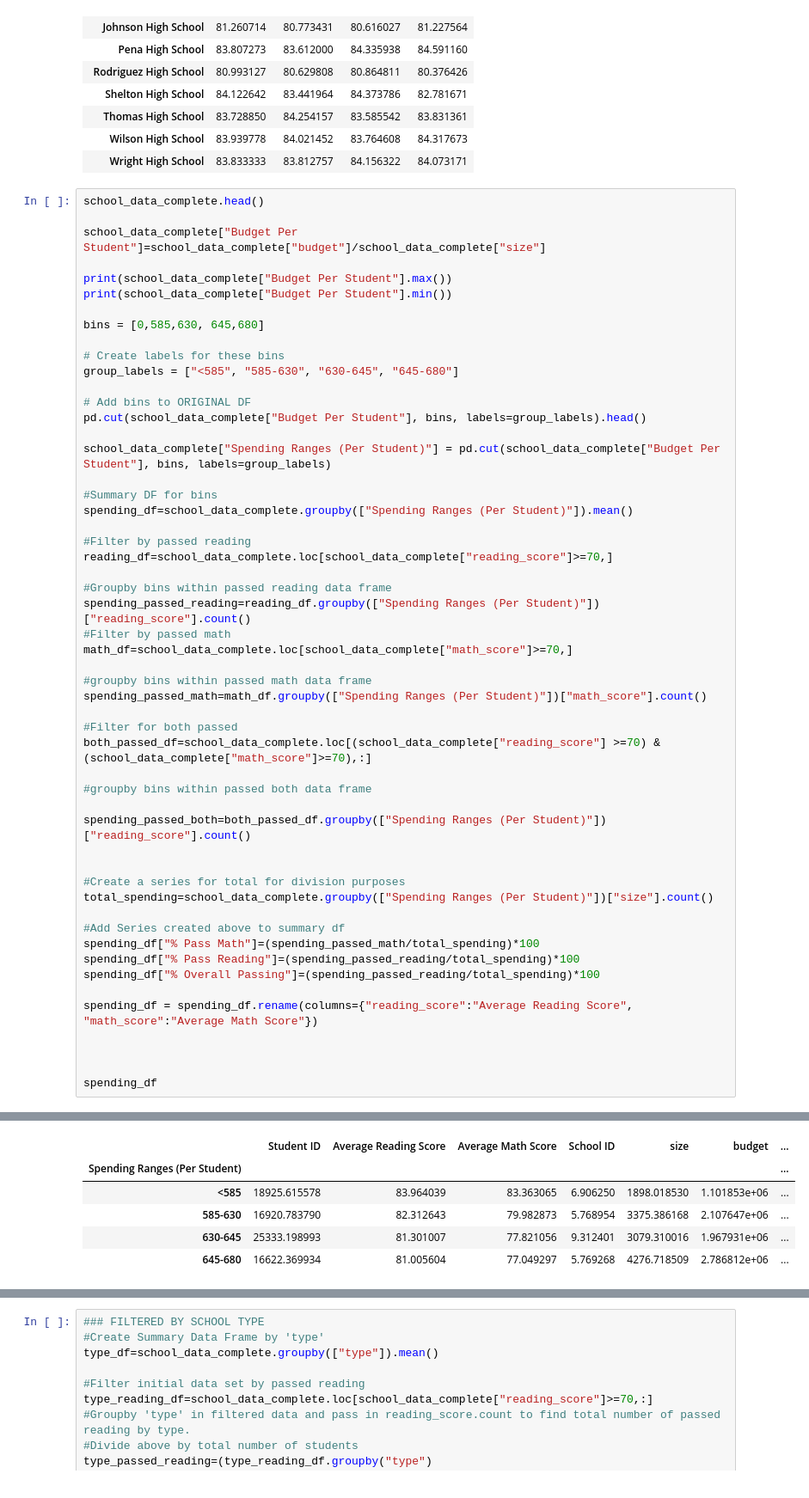
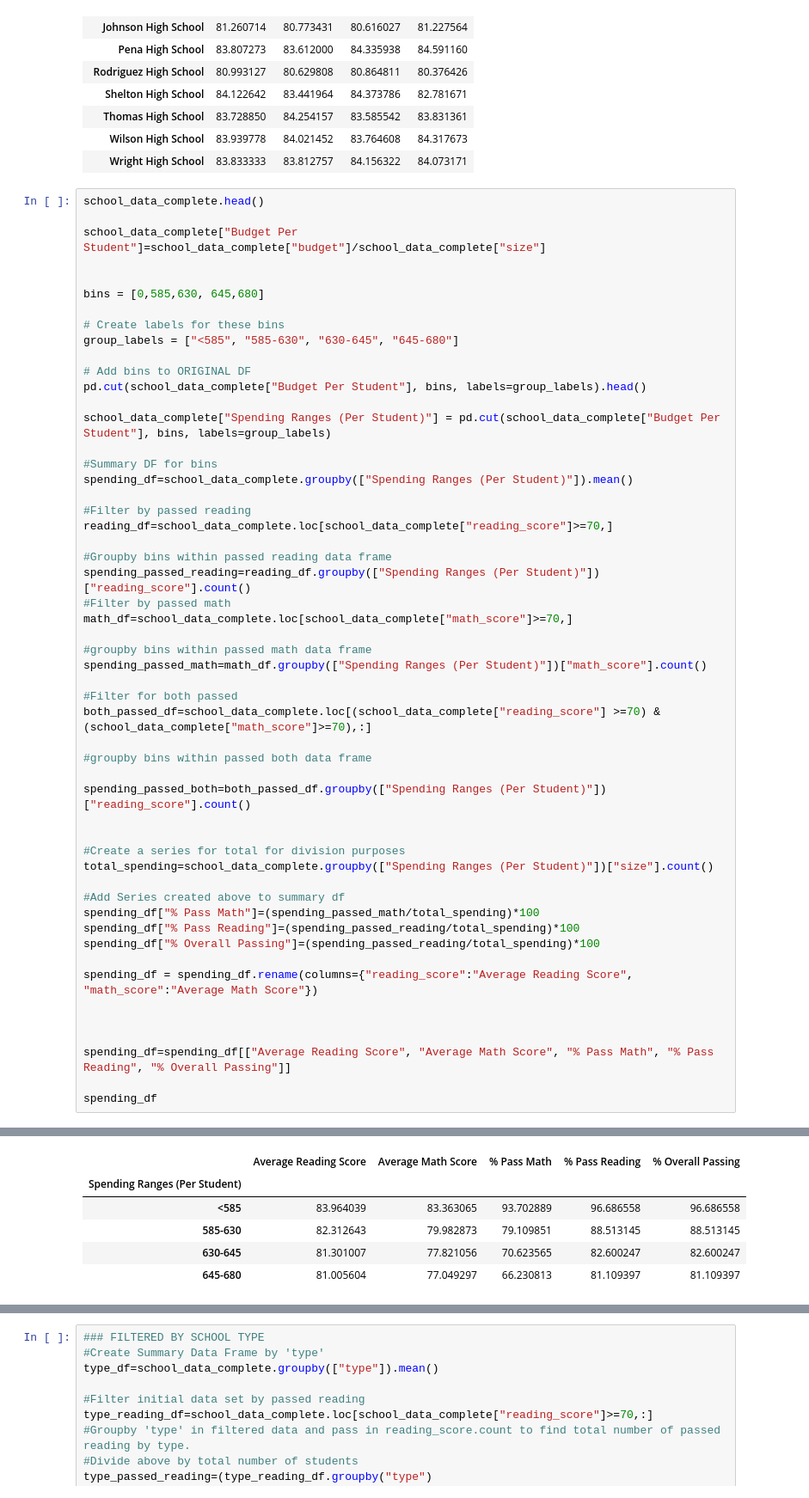
Before and after one commit to akarpie96/pandas-challenge, a Jupyter notebook: PyCitySchools.ipynb, the cells around one changed output, grey strips where cells are left out. Shown at 86% size. Drawn from its saved outputs; the diff is of its cells as text.

```diff
--- a/PyCitySchools.ipynb
+++ b/PyCitySchools.ipynb
@@ -269,8 +269,6 @@ school_data_complete.head()
 
 school_data_complete["Budget Per Student"]=school_data_complete["budget"]/school_data_complete["size"]
 
-print(school_data_complete["Budget Per Student"].max())
-print(school_data_complete["Budget Per Student"].min())
 
 bins = [0,585,630, 645,680]
 
@@ -316,5 +314,7 @@ spending_df = spending_df.rename(columns={"reading_score":"Average Reading Score
 
 
 
+spending_df=spending_df[["Average Reading Score", "Average Math Score", "% Pass Math", "% Pass Reading", "% Overall Passing"]]
+
 spending_df
 # %% [output]
@@ -323,6 +321,6 @@ spending_df
-|  | Student ID | Average Reading Score | Average Math Score | School ID | size | budget | ... |
-| Spending Ranges (Per Student) |  |  |  |  |  |  | ... |
-| <585 | 18925.615578 | 83.964039 | 83.363065 | 6.906250 | 1898.018530 | 1.101853e+06 | ... |
-| 585-630 | 16920.783790 | 82.312643 | 79.982873 | 5.768954 | 3375.386168 | 2.107647e+06 | ... |
-| 630-645 | 25333.198993 | 81.301007 | 77.821056 | 9.312401 | 3079.310016 | 1.967931e+06 | ... |
-| 645-680 | 16622.369934 | 81.005604 | 77.049297 | 5.769268 | 4276.718509 | 2.786812e+06 | ... |
+|  | Average Reading Score | Average Math Score | % Pass Math | % Pass Reading | % Overall Passing |
+| Spending Ranges (Per Student) |  |  |  |  |  |
+| <585 | 83.964039 | 83.363065 | 93.702889 | 96.686558 | 96.686558 |
+| 585-630 | 82.312643 | 79.982873 | 79.109851 | 88.513145 | 88.513145 |
+| 630-645 | 81.301007 | 77.821056 | 70.623565 | 82.600247 | 82.600247 |
+| 645-680 | 81.005604 | 77.049297 | 66.230813 | 81.109397 | 81.109397 |
```
Also changed, not shown: parts of 2 cells of this notebook.
